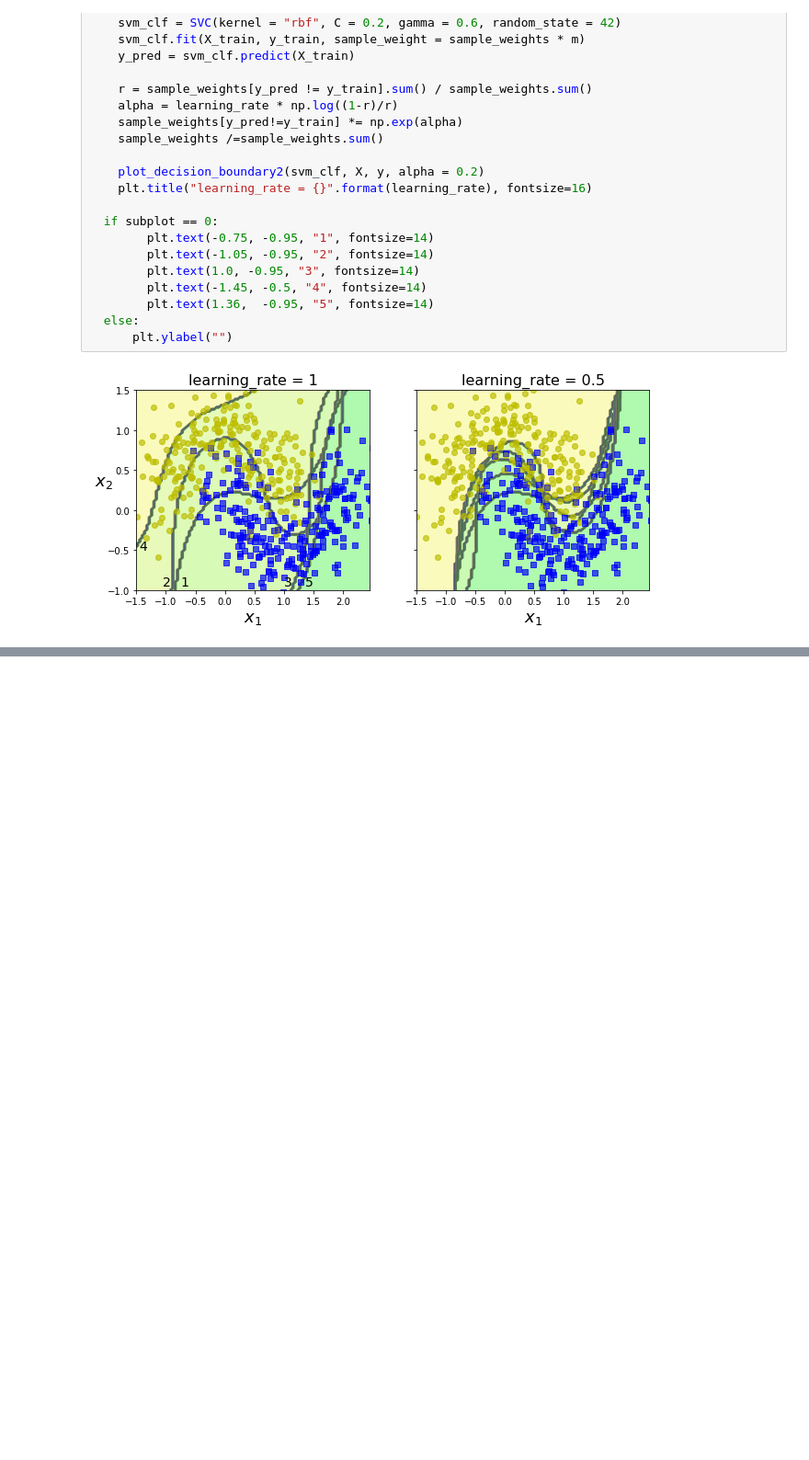
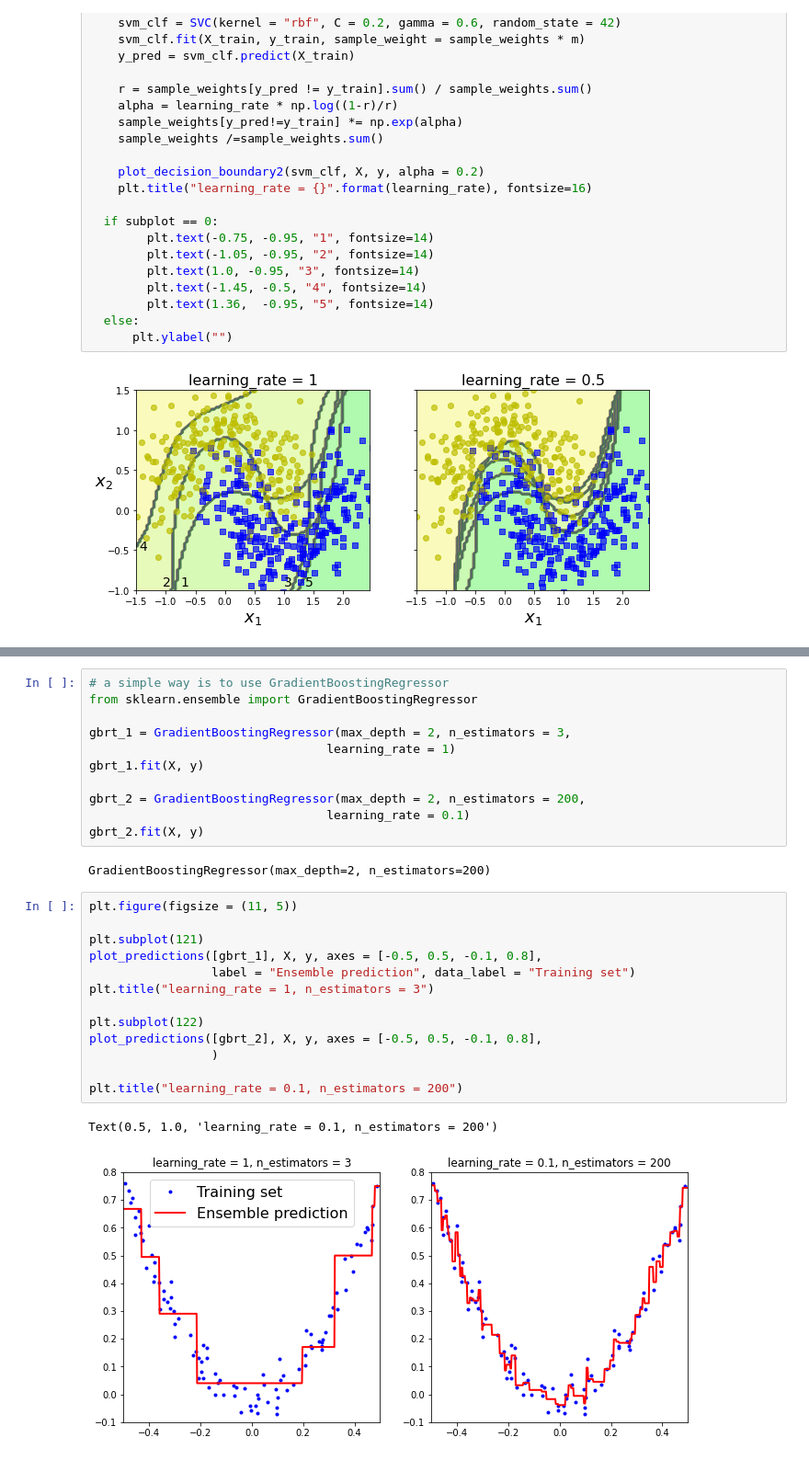
Before and after one commit to jiayuanteng/Hands_on_ML2, a Jupyter notebook: 7_Ensemble_Learning_and_Random_Forests.ipynb, the cells around one changed output, grey strips where cells are left out. Shown at 92% size. Saved outputs shown, nothing was run; the diff lists cells and outputs as text; blank space fills up the shorter version.

```diff
--- a/7_Ensemble_Learning_and_Random_Forests.ipynb
+++ b/7_Ensemble_Learning_and_Random_Forests.ipynb
@@ -357,0 +447,29 @@ for subplot, learning_rate in ((0, 1), (1, 0.5)):
+# %%
+# a simple way is to use GradientBoostingRegressor
+from sklearn.ensemble import GradientBoostingRegressor
+
+gbrt_1 = GradientBoostingRegressor(max_depth = 2, n_estimators = 3,
+                                 learning_rate = 1)
+gbrt_1.fit(X, y)
+
+gbrt_2 = GradientBoostingRegressor(max_depth = 2, n_estimators = 200,
+                                 learning_rate = 0.1)
+gbrt_2.fit(X, y)
+# %% [output]
+GradientBoostingRegressor(max_depth=2, n_estimators=200)
+# %%
+plt.figure(figsize = (11, 5))
+
+plt.subplot(121)
+plot_predictions([gbrt_1], X, y, axes = [-0.5, 0.5, -0.1, 0.8],
+                 label = "Ensemble prediction", data_label = "Training set")
+plt.title("learning_rate = 1, n_estimators = 3")
+
+plt.subplot(122)
+plot_predictions([gbrt_2], X, y, axes = [-0.5, 0.5, -0.1, 0.8],
+                 )
+
+plt.title("learning_rate = 0.1, n_estimators = 200")
+# %% [output]
+Text(0.5, 1.0, 'learning_rate = 0.1, n_estimators = 200')
+[figure, added]
```
Also changed, not shown: parts of 17 cells of this notebook.
